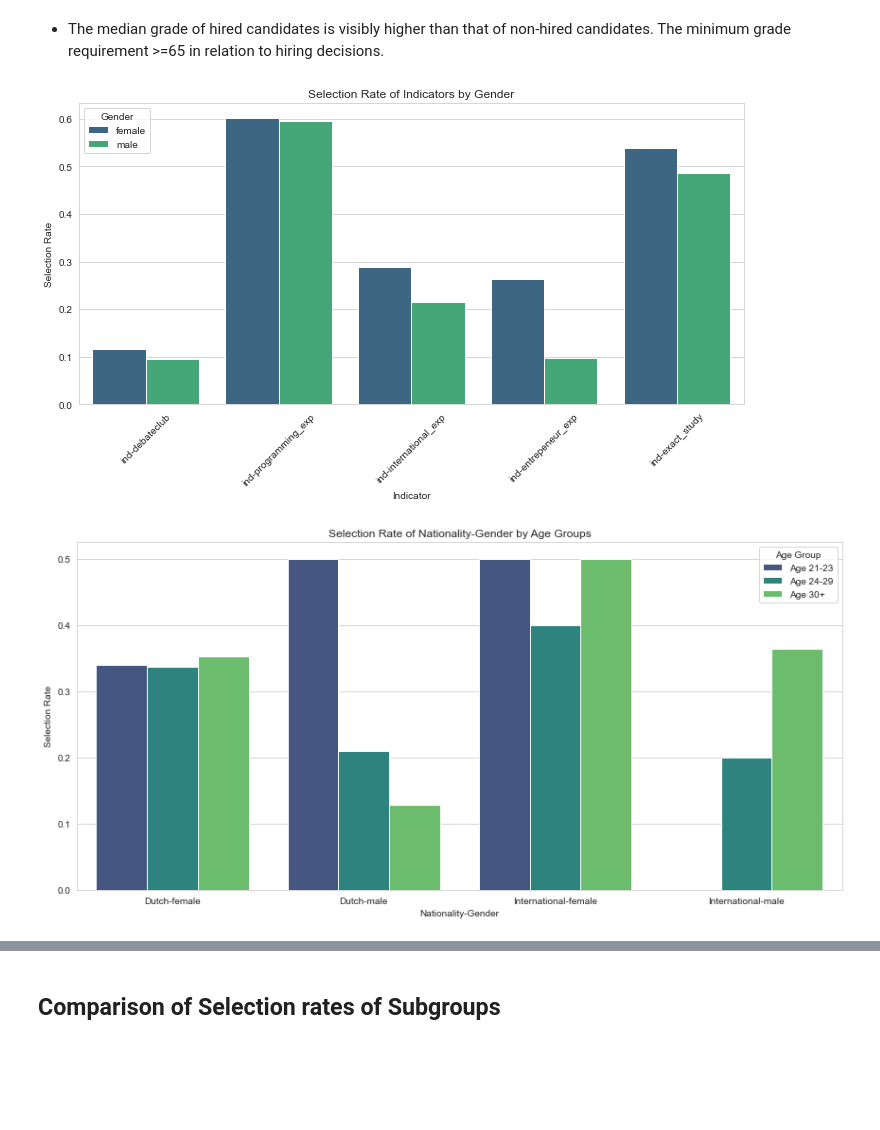
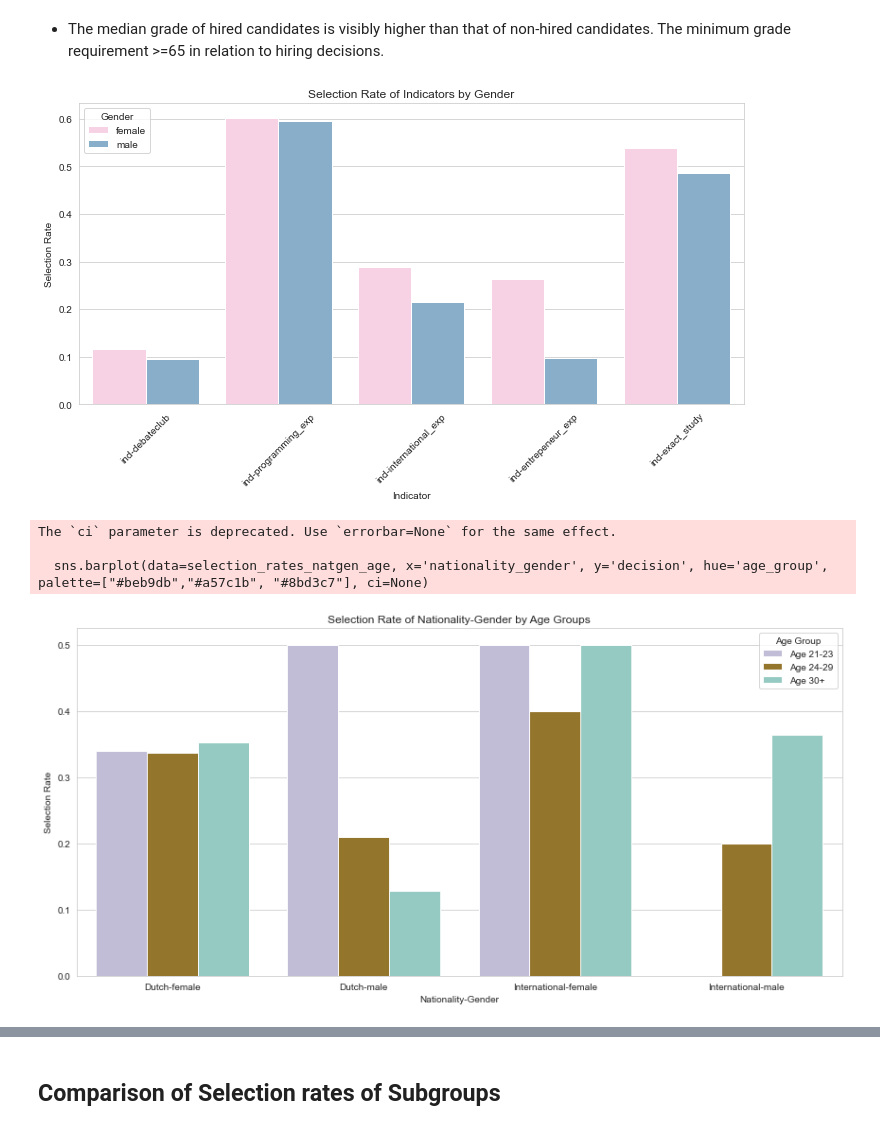
Before and after one commit to kwah-space/IDS-draft, a Jupyter notebook: A3 model.ipynb, the cells around one changed output, grey strips where cells are left out. Cells and saved outputs as stored; diff of their text form; code cells hidden in the pictures; blank space fills up the shorter version.

```diff
--- a/A3 model.ipynb
+++ b/A3 model.ipynb
@@ -138,7 +228,7 @@ for ind in indicators:
     selection_rates_gender = pd.concat([selection_rates_gender, rates], axis=0)
 
 plt.figure(figsize=(10, 6))
-sns.barplot(data=selection_rates_gender, x='indicator', y='decision', hue='gender', palette="viridis", ci=None)
+sns.barplot(data=selection_rates_gender, x='indicator', y='decision', hue='gender', palette=[female_color, male_color])
 plt.title('Selection Rate of Indicators by Gender')
 plt.xlabel('Indicator')
 plt.ylabel('Selection Rate')
@@ -147,34 +237,37 @@ plt.legend(title='Gender')
 plt.tight_layout()
 plt.show()
 # %% [output]
-[figure, old version]
+[figure, new version]
 # %%
 bins = [47, 64, 69, 100]
 labels = ['Grade 48-64', 'Grade 65-69', 'Grade 70+']
 D_data['grade_group'] = pd.cut(D_data['ind-university_grade'], bins=bins, labels=labels, right=True)
 
 bins = [20, 23, 29, 100]
 labels = ['Age 21-23', 'Age 24-29', 'Age 30+']
 D_data['age_group'] = pd.cut(D_data['age'], bins=bins, labels=labels, right=True)
 
 # Simplify nationality and filter data for specified genders
 D_data['simple_nationality'] = D_data['nationality'].apply(lambda x: 'Dutch' if x == 'Dutch' else 'International')
 filtered_data = D_data[D_data['gender'].isin(['female', 'male'])].copy()  # Creating a copy to avoid warnings
 
 filtered_data['nationality_gender'] = filtered_data['simple_nationality'] + '-' + filtered_data['gender']
 
 selection_rates_natgen_age = filtered_data.groupby(['nationality_gender', 'age_group'])['decision'].mean().reset_index()
 
 plt.figure(figsize=(12, 6))
-sns.barplot(data=selection_rates_natgen_age, x='nationality_gender', y='decision', hue='age_group', palette="viridis", ci=None)
+sns.barplot(data=selection_rates_natgen_age, x='nationality_gender', y='decision', hue='age_group', palette=["#beb9db","#a57c1b", "#8bd3c7"], ci=None)
 plt.title('Selection Rate of Nationality-Gender by Age Groups')
 plt.xlabel('Nationality-Gender')
 plt.ylabel('Selection Rate')
 plt.legend(title='Age Group')
 plt.tight_layout()
 plt.show()
 # %% [output]
+The `ci` parameter is deprecated. Use `errorbar=None` for the same effect.
+
+  sns.barplot(data=selection_rates_natgen_age, x='nationality_gender', y='decision', hue='age_group', palette=["#beb9db","#a57c1b", "#8bd3c7"], ci=None)
-[figure, old version]
+[figure, new version]
 # %%
 selection_rates_natgen_sport = filtered_data.groupby(['nationality_gender', 'sport'])['decision'].mean().reset_index()
 
```
Also changed, not shown: parts of 8 cells of this notebook.
